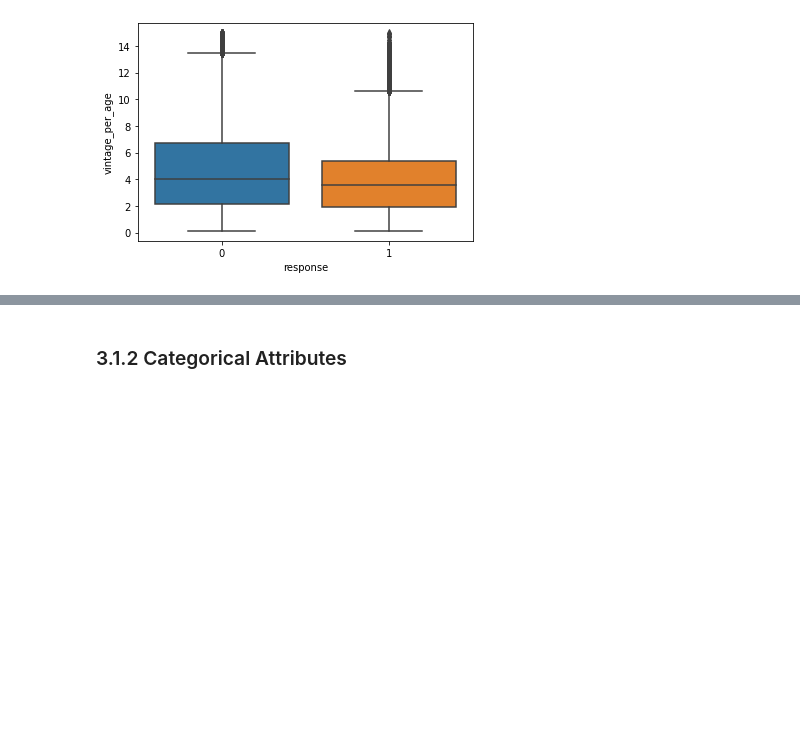
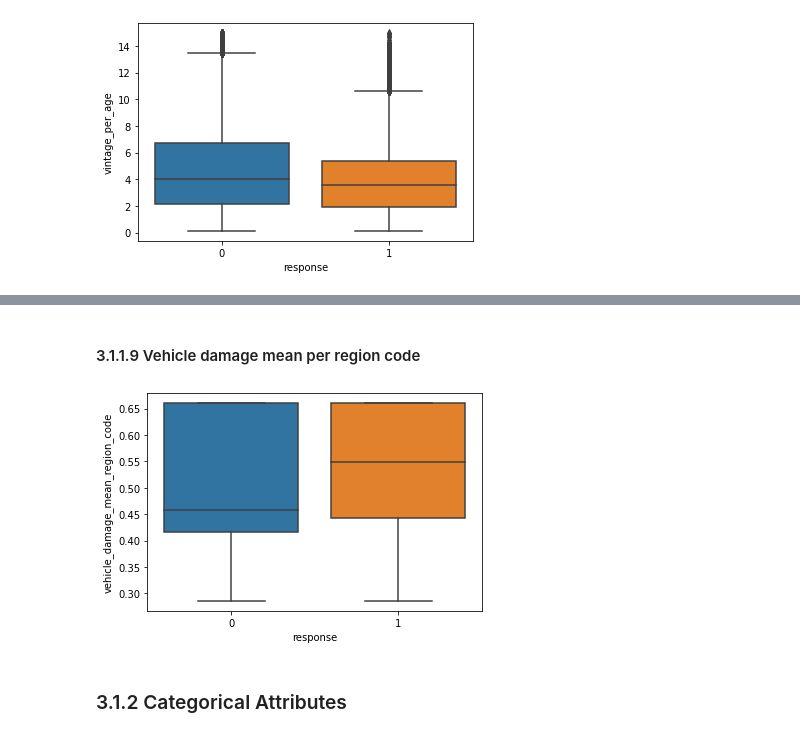
Before and after one commit to LessioGuilherme/pa004_health_insurance_cross_sell, a Jupyter notebook: pa004_health_insurance_cross_sell_sprint03.ipynb, the cells around one changed output, grey strips where cells are left out. Cells and saved outputs as stored; diff of their text form; code cells hidden in the pictures; blank space fills up the shorter version.

```diff
--- a/pa004_health_insurance_cross_sell_sprint03.ipynb
+++ b/pa004_health_insurance_cross_sell_sprint03.ipynb
@@ -549,2 +569,8 @@ num_attributes.hist(bins=25, figsize=(16, 10), grid = False);
+# %% [markdown]
+#### 3.1.1.9 Vehicle damage mean per region code
+# %%
+sns.boxplot(x= 'response', y='vehicle_damage_mean_region_code', data=df3);
+# %% [output]
+[figure, added]
 # %% [markdown]
 ### 3.1.2 Categorical Attributes
```
Also changed, not shown: parts of 24 cells of this notebook.
